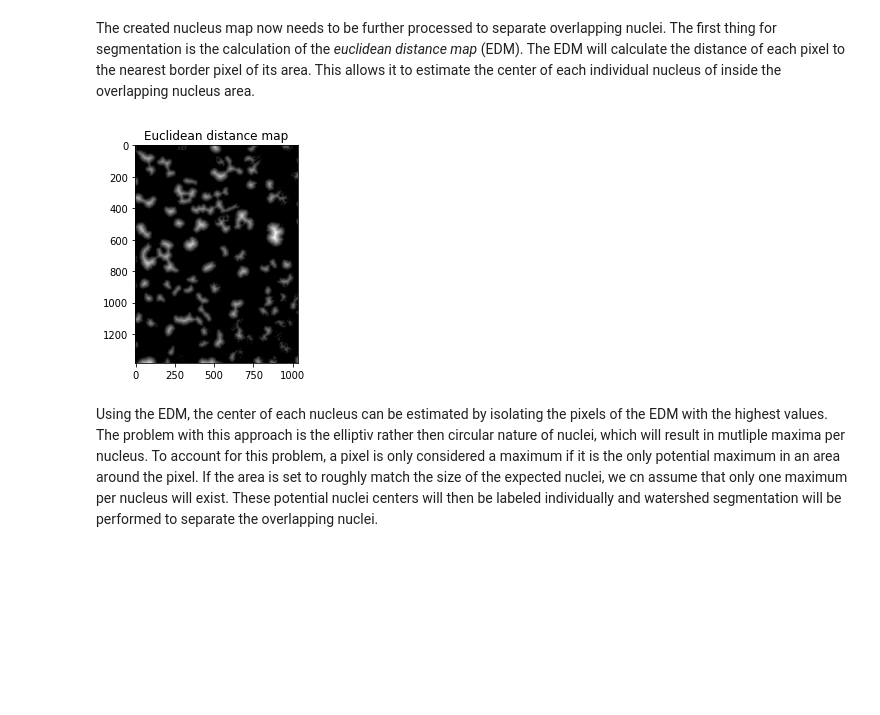
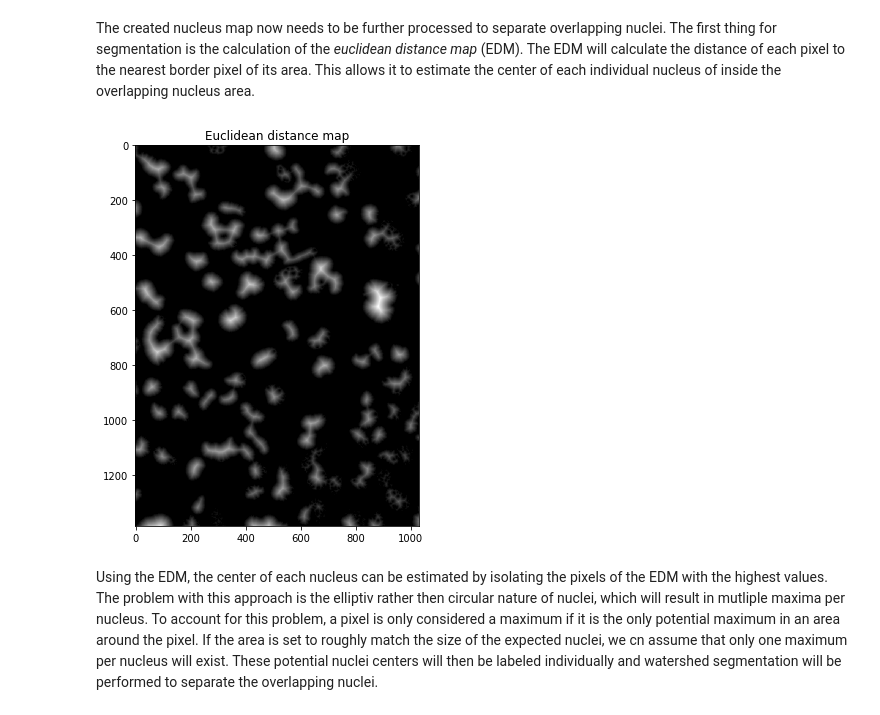
Before and after one commit to SilMon/DSB-Analysis-Notebook, a Jupyter notebook: DSB Analysis Python.ipynb, the cells around one changed output. Saved outputs shown, nothing was run; the diff lists cells and outputs as text; code cells hidden in the pictures; blank space fills up the shorter version.

```diff
--- a/DSB Analysis Python.ipynb
+++ b/DSB Analysis Python.ipynb
@@ -71,12 +73,13 @@ The created nucleus map now needs to be further processed to separate overlappin
 # %%
 # Calculation of the EDM
 edm = ndi.distance_transform_edt(nuc_map)
 # Show the resulting map
+plt.figure(figsize=(7,7))
 plt.imshow(edm, cmap='gray')
 plt.title("Euclidean distance map")
 plt.show()
 # %% [output]
-[figure, old version]
+[figure, new version]
 # %% [markdown]
 Using the EDM, the center of each nucleus can be estimated by isolating the pixels of the EDM with the highest values. The problem with this approach is the elliptiv rather then circular nature of nuclei, which will result in mutliple maxima per nucleus. To account for this problem, a pixel is only considered a maximum if it is the only potential maximum in an area around the pixel. If the area is set to roughly match the size of the expected nuclei, we cn assume that only one maximum per nucleus will exist. These potential nuclei centers will then be labeled individually and watershed segmentation will be performed to separate the overlapping nuclei.
 # %%
```
Also changed, not shown: parts of 3 cells of this notebook.
